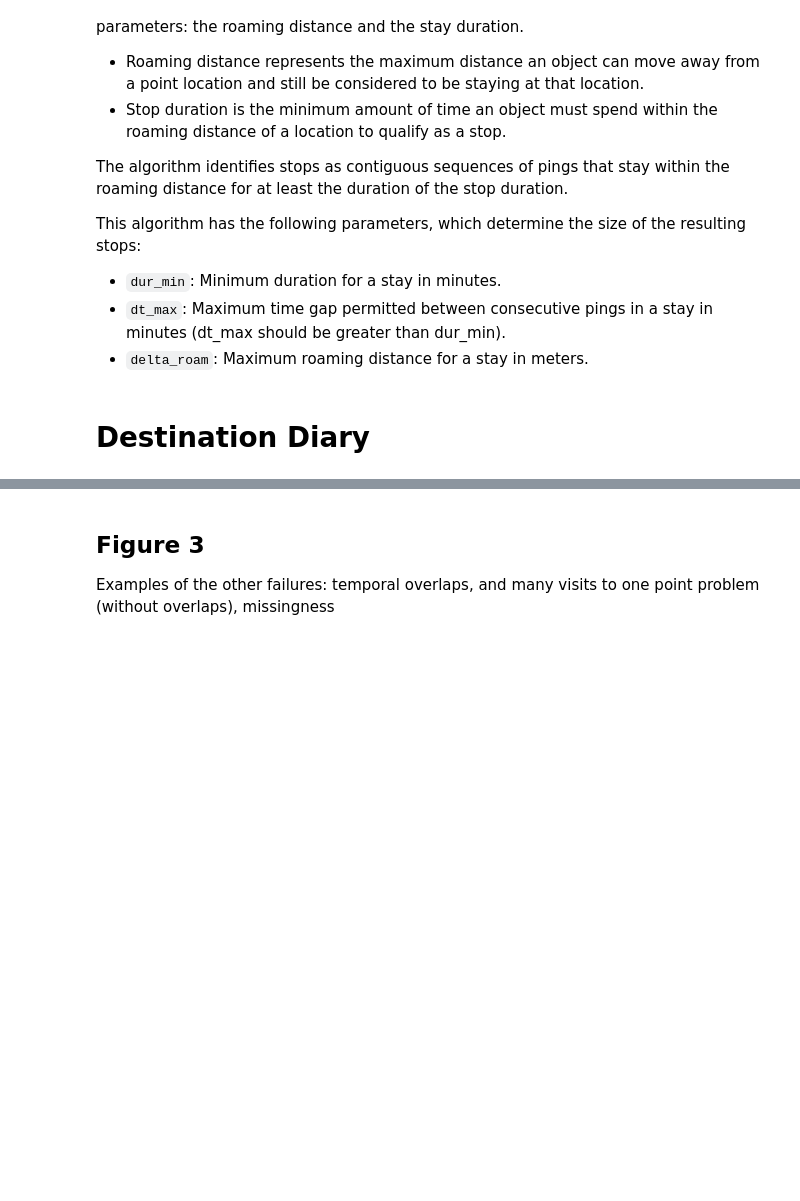
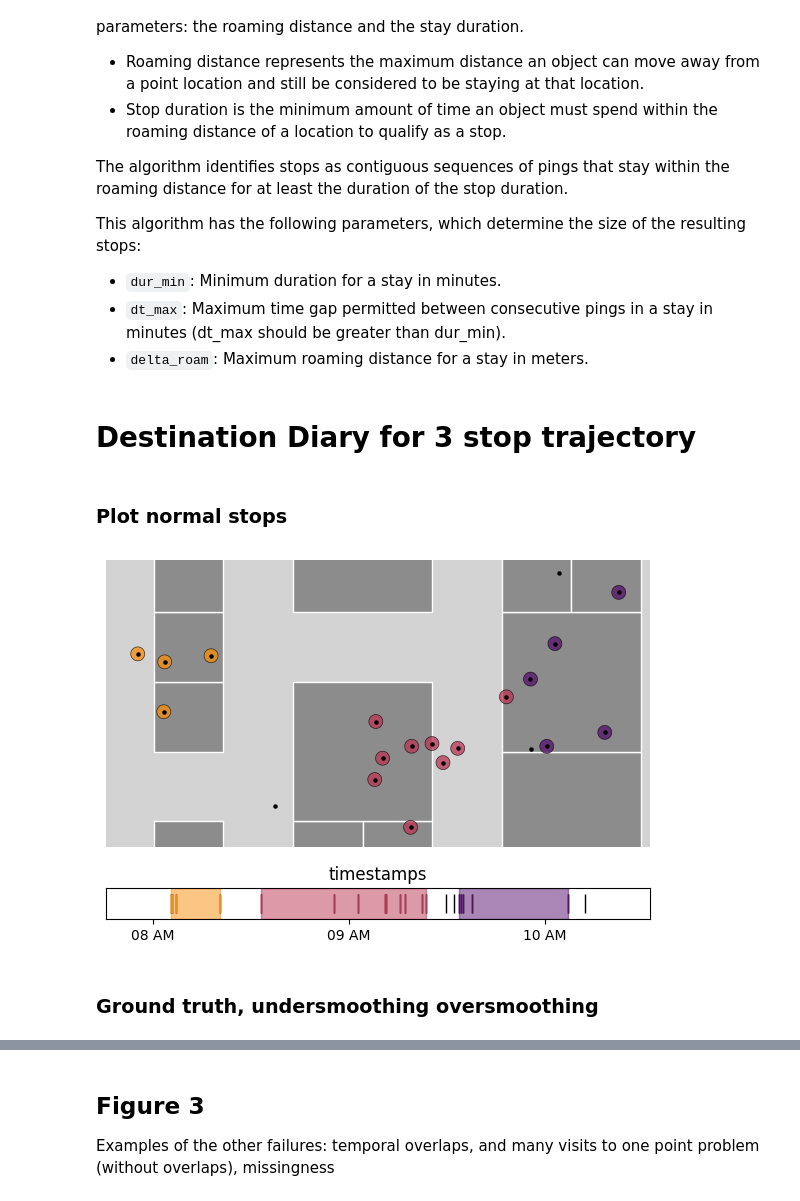
Before and after one commit to Watts-Lab/nomad, a Jupyter notebook: examples/research/robustness-of-algorithms/lachesis_examples_hdbscan_paper.ipynb, the cells around one changed output, grey strips where cells are left out. Saved outputs shown, nothing was run; the diff lists cells and outputs as text; code cells hidden in the pictures; blank space fills up the shorter version.

```diff
--- a/examples/research/robustness-of-algorithms/lachesis_examples_hdbscan_paper.ipynb
+++ b/examples/research/robustness-of-algorithms/lachesis_examples_hdbscan_paper.ipynb
@@ -51,6 +56,6 @@ fig, ax = plt.subplots(figsize=(12,12))
 city.plot_city(ax=ax)
 # %% [markdown]
-# Destination Diary
+# Destination Diary for 3 stop trajectory
 # %%
 start = '2024-06-01 00:00-08:00'
 
@@ -72,17 +80,52 @@ destinations = pd.DataFrame(
 
 destinations = condense_destinations(destinations)
 # %%
-Charlie = Agent(identifier="Charlie",
-                city=city)
+
+Charlie = Agent(identifier="Andres", city=city)
 
 # Convert datetime column
 # destinations['datetime'] = pd.to_datetime(destinations['datetime'])
 Charlie.generate_trajectory(destination_diary=destinations,
                             seed=19104,
-                            dt=0.25)
+                            dt=0.2)
 
 Charlie.sample_trajectory(beta_start=None,
                           beta_durations=None,
-                          beta_ping=4,
-                          seed=215,
-                          ha=10/15)
+                          beta_ping=7,
+                          seed=60,
+                          ha=11/15)
+
+traj = Charlie.sparse_traj
+# %% [markdown]
+### Plot normal stops
+# %%
+# outer_box = box(*city.city_boundary.bounds)
+delta_roam = 2.5
+dt_max=120
+dur_min=5
+stops = LACHESIS.lachesis(traj, delta_roam=delta_roam, dt_max=dt_max, dur_min=dur_min,
+                         complete_output=True, keep_col_names=True, timestamp='timestamp')
+labels = LACHESIS.lachesis_labels(traj, delta_roam=delta_roam, dt_max=dt_max, dur_min=dur_min, timestamp='timestamp')
+traj['cluster'] = labels
+# %%
+fig, (ax_map, ax_barcode) = plt.subplots(2, 1, figsize=(6,4.5),
+                                         gridspec_kw={'height_ratios':[10,1]})
+
+
+# Plot colored pings
+plot_circles(traj, ax=ax_map, radius=0.1, color='cluster', cmap='inferno_r', base_geometry=city.buildings_gdf, base_geom_color='#8c8c8c', base_geom_background='#d3d3d3')
+plot_pings(traj, ax=ax_map, s=5, color='black')
+#ax_map.set_axis_off()
+plot_time_barcode(traj['timestamp'], ax=ax_barcode, set_xlim=True)
+plot_stops_barcode(stops, ax=ax_barcode, stop_alpha=0.5, cmap='inferno_r', set_xlim=False, timestamp='timestamp')
+#plot_stops_barcode(stops, ax=ax_barcode, stop_color='#d3d3d3', cmap='inferno_r', set_xlim=False, timestamp='timestamp')
+plot_time_barcode(traj, color='cluster', ax=ax_barcode, cmap='inferno_r', set_xlim=False, lw=1)
+ax_barcode.set_title("timestamps")
+plt.tight_layout(pad=2)
+plt.savefig('normal_clusters.svg' , format='svg')
+plt.savefig('normal_clusters.png' , format='png', dpi=300)
+plt.show()
+# %% [output]
+[figure, added]
+# %% [markdown]
+### Ground truth, undersmoothing oversmoothing
```
Also changed, not shown: parts of 17 cells of this notebook, 8 other files.
